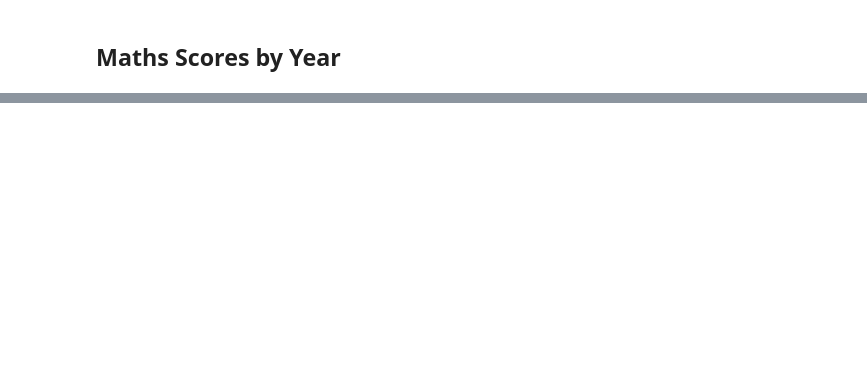
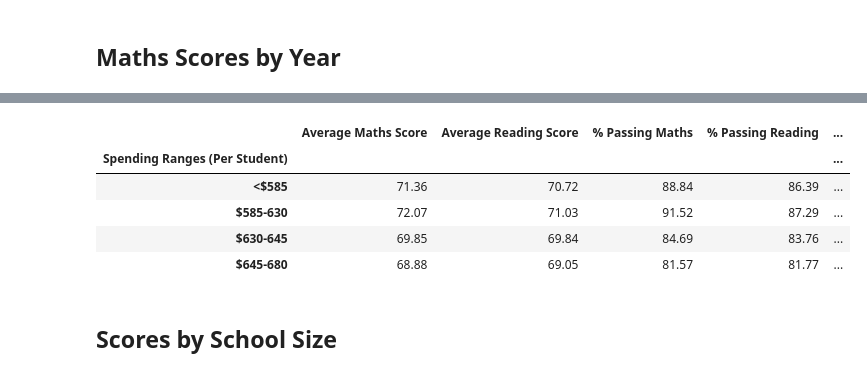
Before and after one commit to thenrymy/pandas-challenge, a Jupyter notebook: PyCitySchools/PyCitySchools.ipynb, the cells around one changed output, grey strips where cells are left out. Cells and saved outputs as stored; diff of their text form; code cells hidden in the pictures; blank space fills up the shorter version.

```diff
--- a/PyCitySchools/PyCitySchools.ipynb
+++ b/PyCitySchools/PyCitySchools.ipynb
@@ -190,0 +264,15 @@ maths_scores_by_year
+# %%
+# Create a copy of the school summary since it has the "Per Student Budget"
+#  This step can be skipped but its best to make a copy.
+school_spending_df = per_school_summary
+# %%
+# Remove '$' from column 'Per Student Budget' values and convert to float
+school_spending_df['Per Student Budget'] = school_spending_df['Per Student Budget'].str.replace('$', '').astype(float)
+# %%
+# Categorise spending based on the bins.
+school_spending_df["Spending Ranges (Per Student)"] = pd.cut(school_spending_df['Per Student Budget'], bins=spending_bins, labels=group_names, include_lowest=True)
+
+# Reformat 'Per Student Budget' column
+school_spending_df["Per Student Budget"] = school_spending_df["Per Student Budget"].map("${:,.2f}".format)
+
+school_spending_df
@@ -190,0 +297,29 @@ maths_scores_by_year
+# %%
+#  Calculate averages for the desired columns.
+spending_maths_scores = school_spending_df.groupby(["Spending Ranges (Per Student)"])["Average Maths Score"].mean()
+spending_reading_scores = school_spending_df.groupby(["Spending Ranges (Per Student)"])["Average Reading Score"].mean()
+spending_passing_maths = school_spending_df.groupby(["Spending Ranges (Per Student)"])["% Passing Maths"].mean()
+spending_passing_reading = school_spending_df.groupby(["Spending Ranges (Per Student)"])["% Passing Reading"].mean()
+overall_passing_spending = school_spending_df.groupby(["Spending Ranges (Per Student)"])["% Overall Passing"].mean()
+# %%
+# Assemble into DataFrame
+spending_summary = pd.DataFrame({'Average Maths Score': spending_maths_scores,
+                                'Average Reading Score': spending_reading_scores,
+                                '% Passing Maths': spending_passing_maths,
+                                '% Passing Reading': spending_passing_reading,
+                                '% Overall Passing': overall_passing_spending})
+
+# Reformat columns values to 2 decimal points
+spending_summary = spending_summary.map("{:,.2f}".format)
+
+# Display results
+spending_summary
+# %% [output]
+|  | Average Maths Score | Average Reading Score | % Passing Maths | % Passing Reading | ... |
+| Spending Ranges (Per Student) |  |  |  |  | ... |
+| <$585 | 71.36 | 70.72 | 88.84 | 86.39 | ... |
+| $585-630 | 72.07 | 71.03 | 91.52 | 87.29 | ... |
+| $630-645 | 69.85 | 69.84 | 84.69 | 83.76 | ... |
+| $645-680 | 68.88 | 69.05 | 81.57 | 81.77 | ... |
+# %% [markdown]
+## Scores by School Size
```
Also changed, not shown: parts of 15 cells of this notebook, 1 other file.
